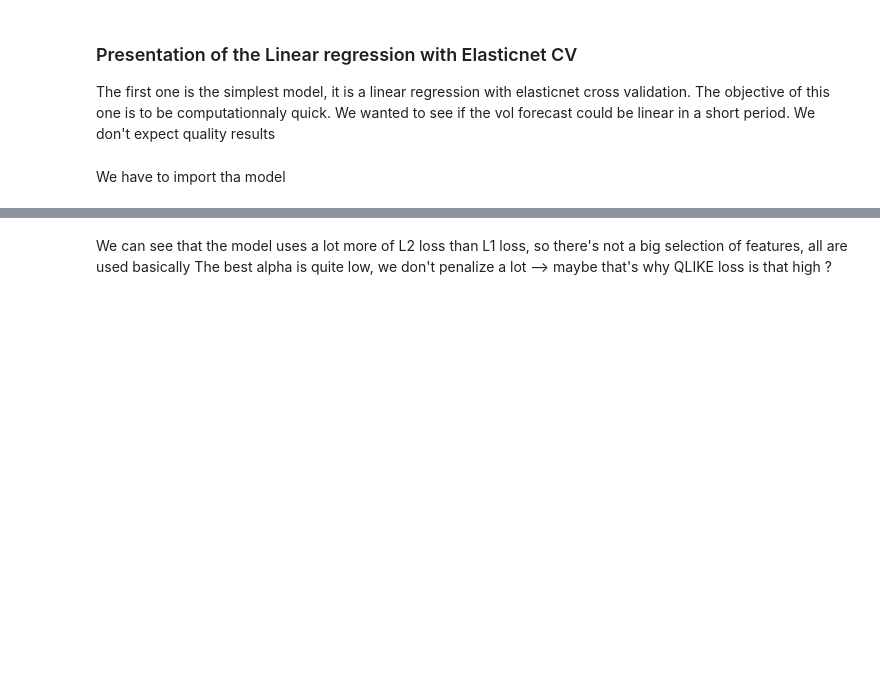
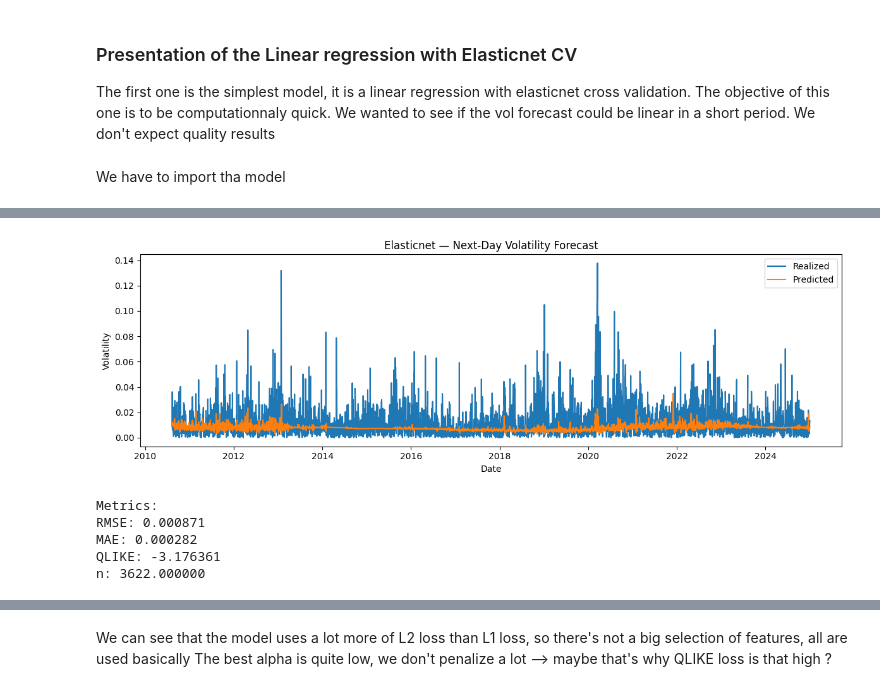
Before and after one commit to victorcamps70/volatility-forecast, a Jupyter notebook: notebooks/01_presentation_of_results.ipynb, the cells around one changed output, grey strips where cells are left out. Saved outputs shown, nothing was run; the diff lists cells and outputs as text; code cells hidden in the pictures; blank space fills up the shorter version.

```diff
--- a/notebooks/01_presentation_of_results.ipynb
+++ b/notebooks/01_presentation_of_results.ipynb
@@ -206,14 +243,13 @@ enet_builder = FeatureBuilder(
 # 3) Model
 enet_model = ElasticNetVolModel(enet_cfg, enet_builder)
 # %%
-# fit on your chosen training span
-enet_model.fit(df.loc[: "2022-12-30"])
-
-# predict on the full dataset (builder has all the history it needs)
-yhat_all = enet_model.predict(df)
-
-# keep only what you care about
-y_pred = yhat_all.loc["2023-01-02":"2023-01-02"]
-
-metrics_enet = enet_model.evaluate(df.loc["2023-01-02":])
-metrics_enet
+# If your data is trading days, prefer business-day steps:
+enet_results = rolling_backtest(
+    model=enet_model,
+    df=df,
+    train_start=train_start,
+    train_end=train_end,
+    step="1B",   # use "1D" only if calendar is daily with no gaps
+    min_history= 20,
+    fixed_window=750
+)
@@ -224,0 +276,15 @@ metrics_enet
+# %%
+plot_and_save_volatility_forecast(
+    enet_results,
+    title="Elasticnet — Next-Day Volatility Forecast",
+    save=False,
+    show=True,
+    plot_as_vol=True
+)
+# %% [output]
+[figure, added]
+Metrics:
+RMSE: 0.000871
+MAE: 0.000282
+QLIKE: -3.176361
+n: 3622.000000
```
Also changed, not shown: parts of 28 cells of this notebook, 12 other files.
